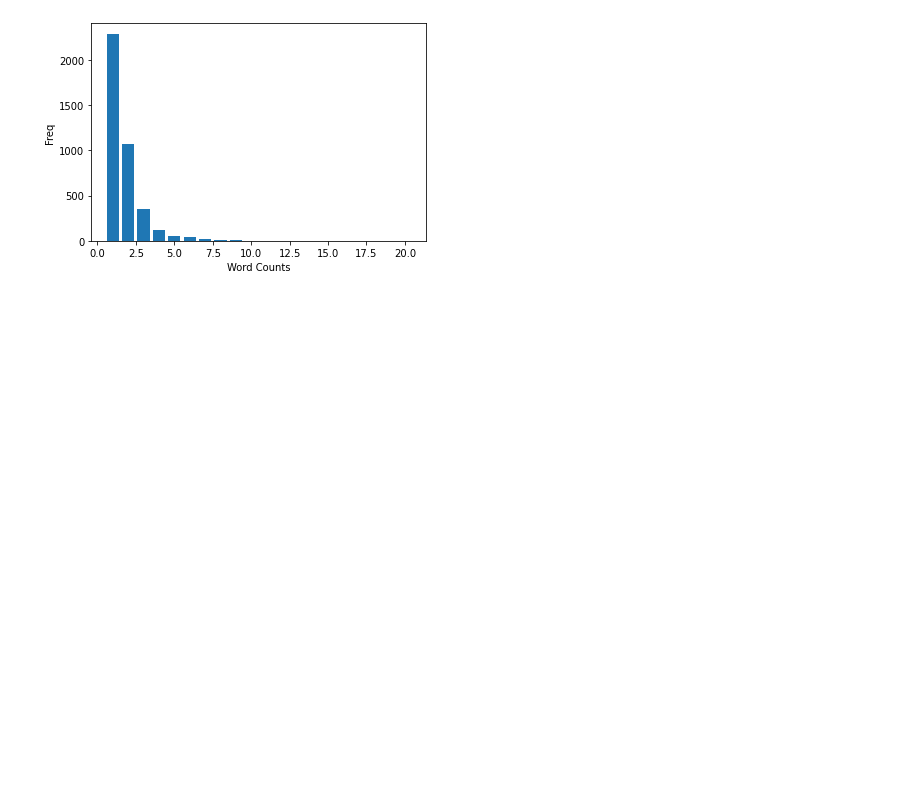
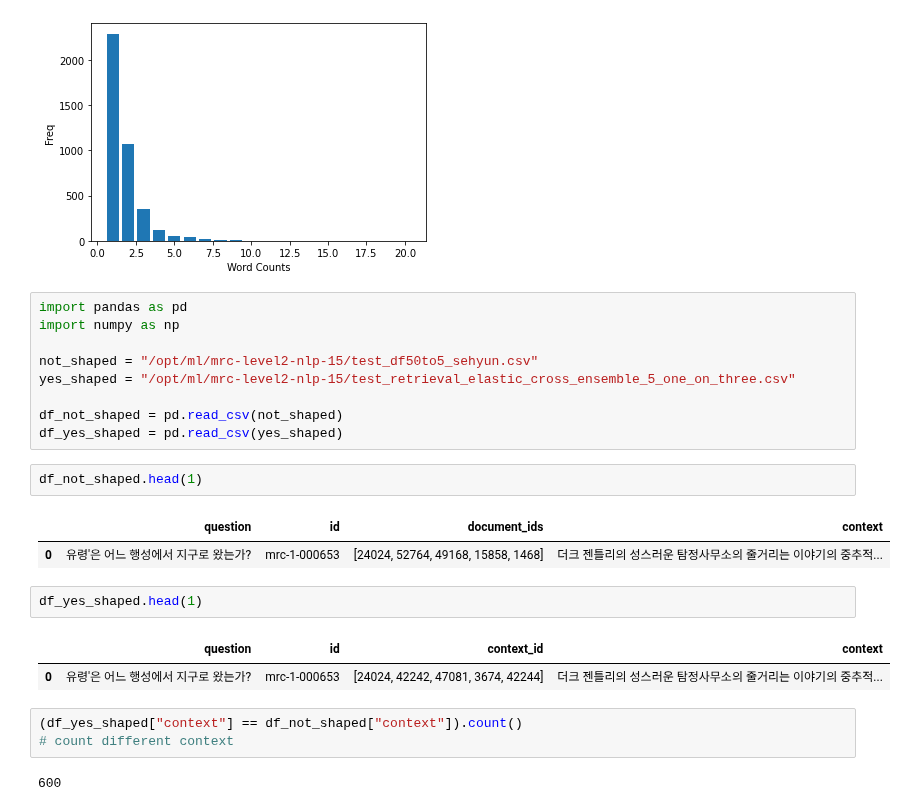
Before and after one commit to boostcampaitech2/mrc-level2-nlp-15, a Jupyter notebook: EDA.ipynb, the cells around one changed output. Saved outputs shown, nothing was run; the diff lists cells and outputs as text; blank space fills up the shorter version.

```diff
--- a/EDA.ipynb
+++ b/EDA.ipynb
@@ -295,3 +308,27 @@ plt.ylabel('Freq')
 plt.show()
 # %% [output]
 [figure]
+# %%
+import pandas as pd
+import numpy as np
+
+not_shaped = "/opt/ml/mrc-level2-nlp-15/test_df50to5_sehyun.csv"
+yes_shaped = "/opt/ml/mrc-level2-nlp-15/test_retrieval_elastic_cross_ensemble_5_one_on_three.csv"
+
+df_not_shaped = pd.read_csv(not_shaped)
+df_yes_shaped = pd.read_csv(yes_shaped)
+# %%
+df_not_shaped.head(1)
+# %% [output]
+|  | question | id | document_ids | context |
+| 0 | 유령'은 어느 행성에서 지구로 왔는가? | mrc-1-000653 | [24024, 52764, 49168, 15858, 1468] | 더크 젠틀리의 성스러운 탐정사무소의 줄거리는 이야기의 중추적... |
+# %%
+df_yes_shaped.head(1)
+# %% [output]
+|  | question | id | context_id | context |
+| 0 | 유령'은 어느 행성에서 지구로 왔는가? | mrc-1-000653 | [24024, 42242, 47081, 3674, 42244] | 더크 젠틀리의 성스러운 탐정사무소의 줄거리는 이야기의 중추적... |
+# %%
+(df_yes_shaped["context"] == df_not_shaped["context"]).count()
+# count different context
+# %% [output]
+600
```
Also changed, not shown: parts of 4 cells of this notebook, 6 other files.
